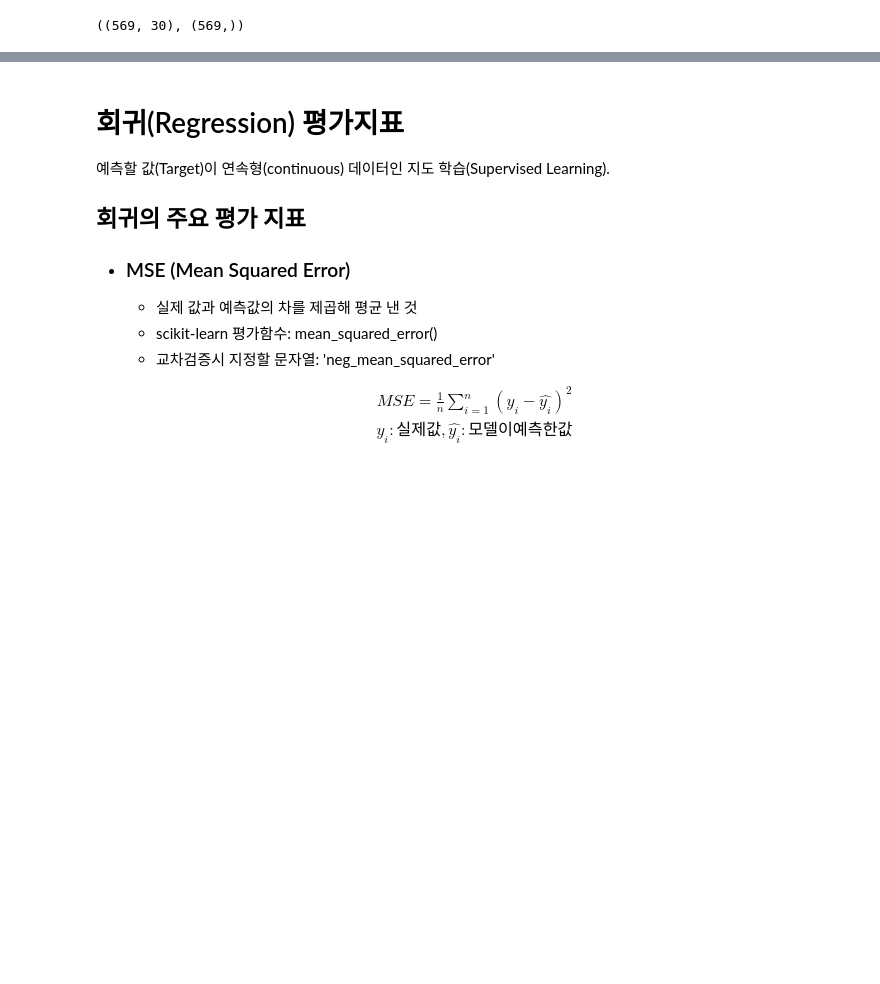
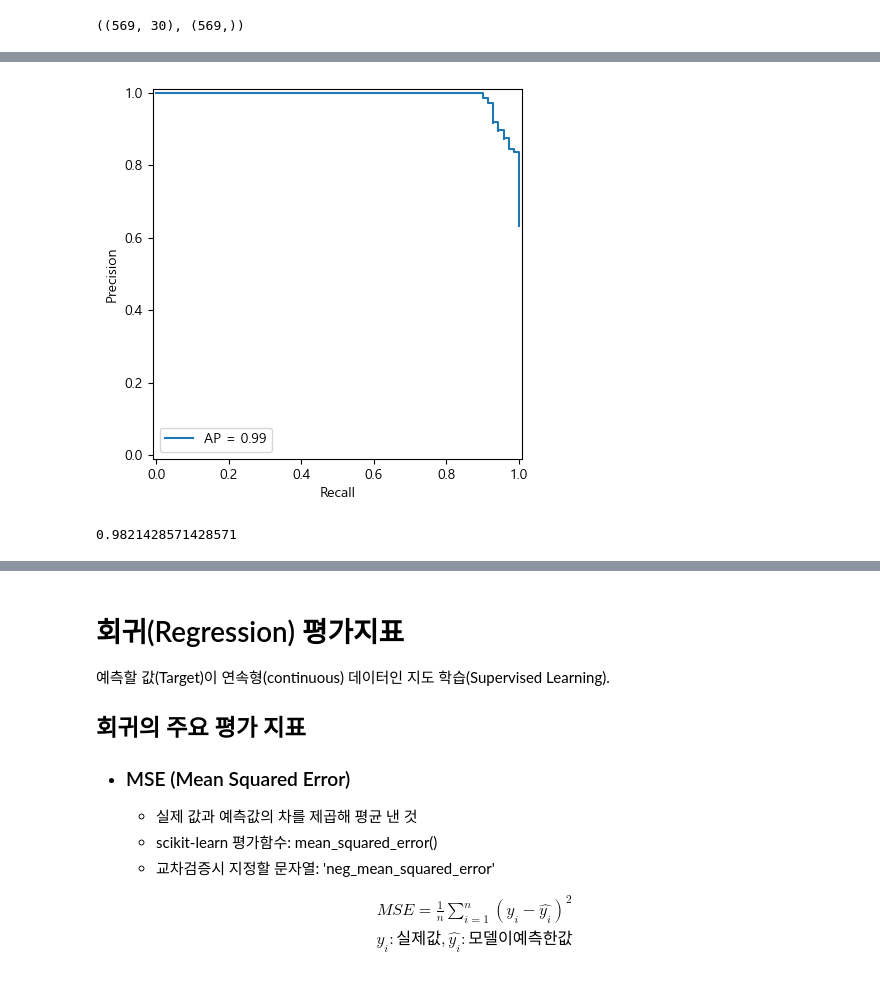
Before and after one commit to silentkit12/SKN21, a Jupyter notebook: 06_machine_learning/05_평가지표.ipynb, the cells around one changed output, grey strips where cells are left out. Drawn from its saved outputs; the diff is of its cells as text; code cells hidden in the pictures; blank space fills up the shorter version.

```diff
--- a/06_machine_learning/05_평가지표.ipynb
+++ b/06_machine_learning/05_평가지표.ipynb
@@ -997,0 +1068,16 @@ X_train.shape, X_test.shape
+# %%
+p, r, t = precision_recall_curve(y_test, pred_test_proba)
+disp_pr = PrecisionRecallDisplay(
+    p, r, average_precision=ap_score
+)
+
+disp_pr.plot();
+# %% [output]
+[figure, added]
+# %%
+from sklearn.metrics import roc_curve, RocCurveDisplay, roc_auc_score
+
+roc_auc = roc_auc_score(y_test, pred_test_proba)
+print(roc_auc)
+# %% [output]
+0.9821428571428571
```
Also changed, not shown: parts of 20 cells of this notebook, 1 other file.
